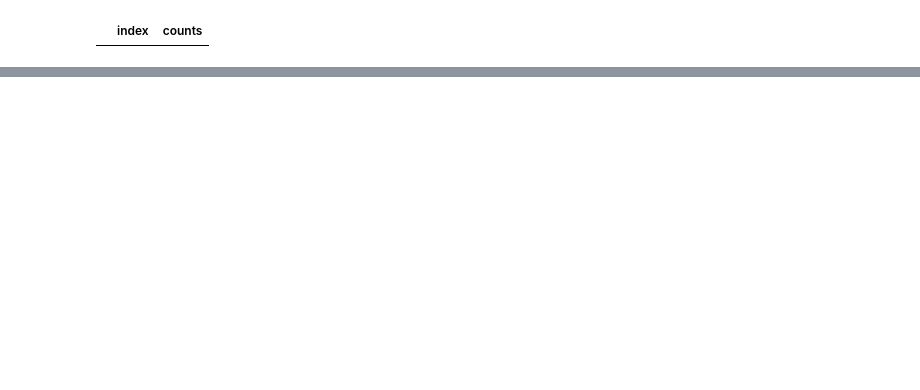
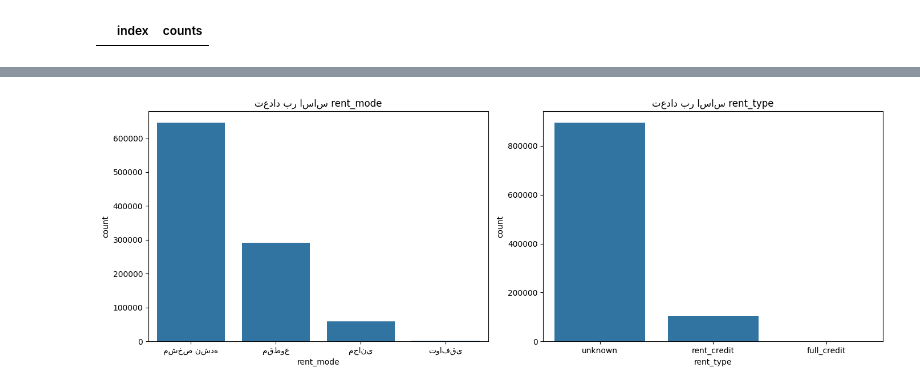
Before and after one commit to sajjadesmaili/divar-analysis, a Jupyter notebook: src/eda.ipynb, the cells around one changed output, grey strips where cells are left out. Cells and saved outputs as stored; diff of their text form; code cells hidden in the pictures; blank space fills up the shorter version.

```diff
--- a/src/eda.ipynb
+++ b/src/eda.ipynb
@@ -280,0 +563,15 @@ df
+# %%
+#🧱  نمودار ستون‌ برای rent_mode و rent_type
+
+fig, ax = plt.subplots(1, 2, figsize=(14, 5))
+
+sns.countplot(data=df, x='rent_mode', ax=ax[0])
+ax[0].set_title('تعداد بر اساس rent_mode')
+
+sns.countplot(data=df, x='rent_type', ax=ax[1])
+ax[1].set_title('تعداد بر اساس rent_type')
+
+plt.tight_layout()
+plt.show()
+# %% [output]
+[figure, added]
```
Also changed, not shown: parts of 34 cells of this notebook.
